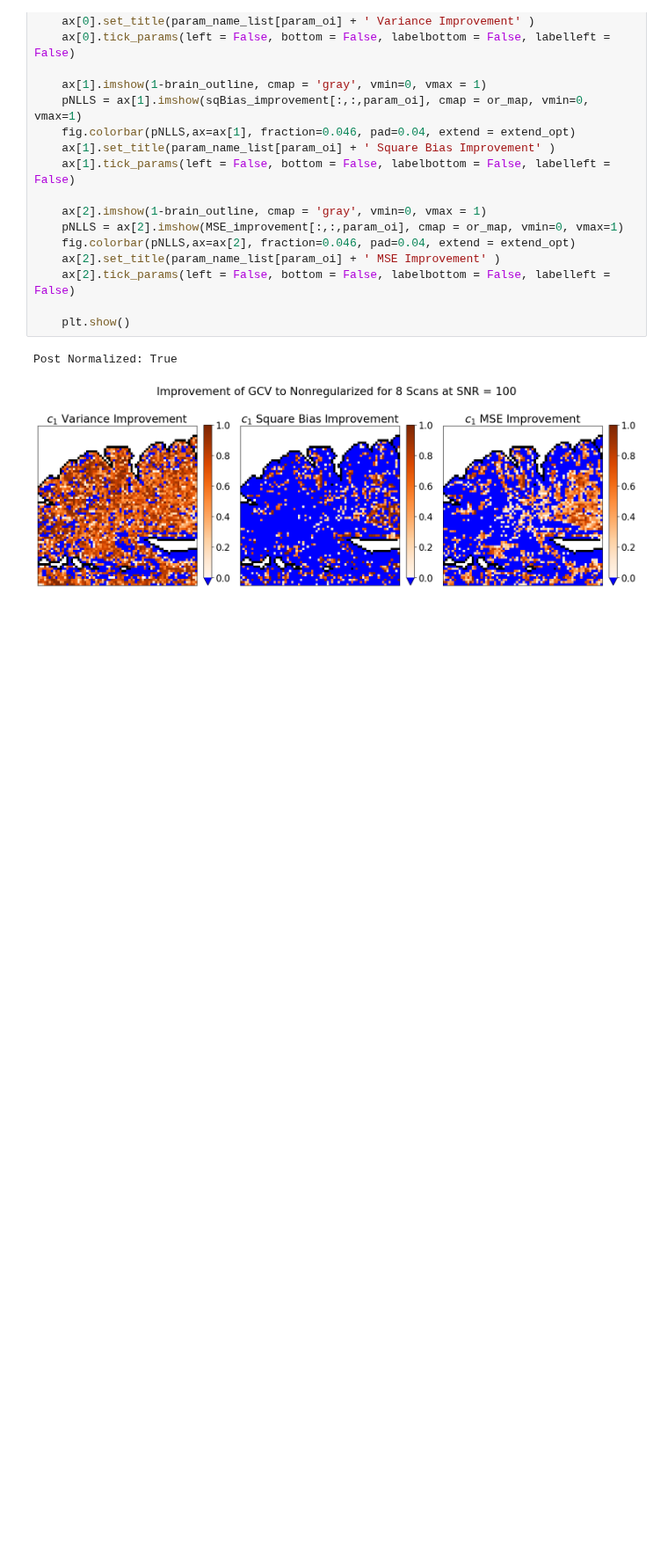
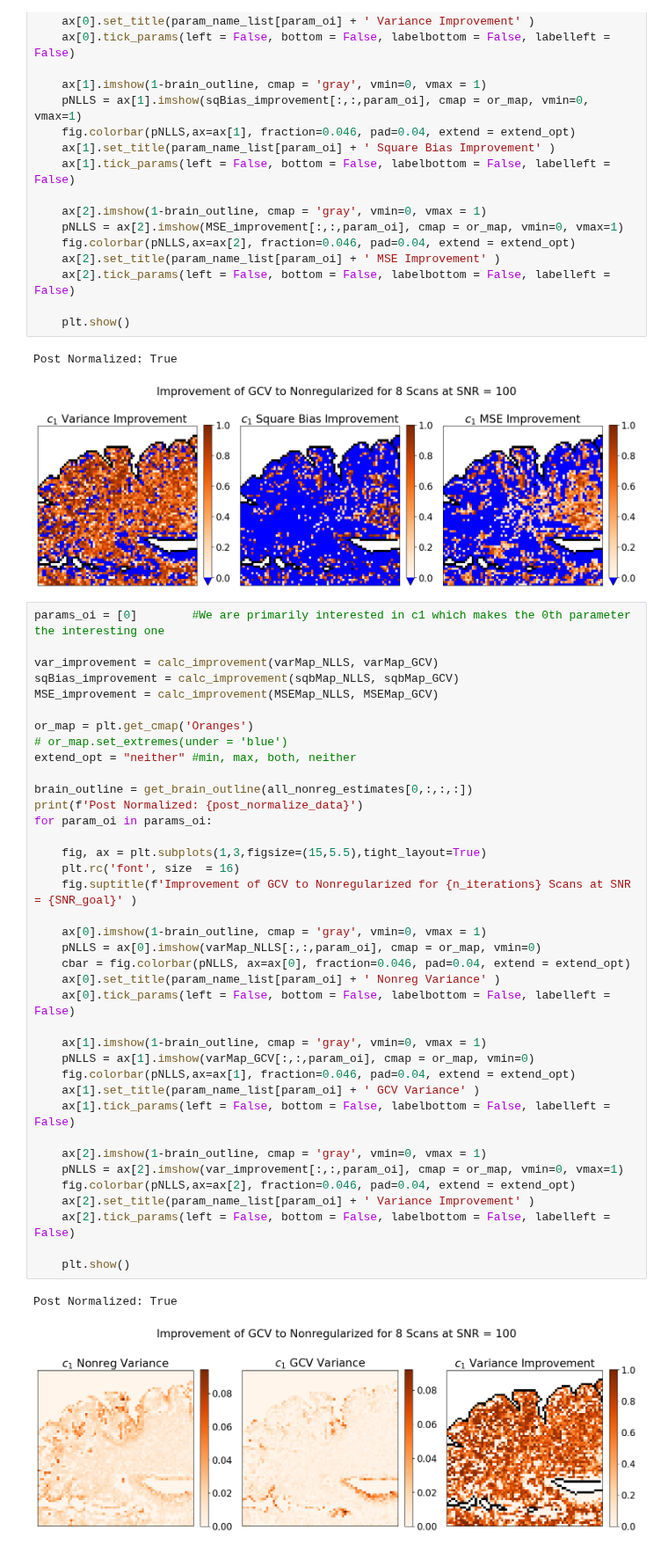
Before and after one commit to Griffin997/Regularization, a Jupyter notebook: EstimateP_ProcessExperiments.ipynb, the cells around one changed output. Shown at 88% size. Saved outputs shown, nothing was run; the diff lists cells and outputs as text; blank space fills up the shorter version.

```diff
--- a/EstimateP_ProcessExperiments.ipynb
+++ b/EstimateP_ProcessExperiments.ipynb
@@ -729,6 +729,47 @@ for param_oi in params_oi:
 # %% [output]
 Post Normalized: True
 [figure]
+# %%
+params_oi = [0]        #We are primarily interested in c1 which makes the 0th parameter the interesting one
+
+var_improvement = calc_improvement(varMap_NLLS, varMap_GCV)
+sqBias_improvement = calc_improvement(sqbMap_NLLS, sqbMap_GCV)
+MSE_improvement = calc_improvement(MSEMap_NLLS, MSEMap_GCV)
+
+or_map = plt.get_cmap('Oranges')
+# or_map.set_extremes(under = 'blue')
+extend_opt = "neither" #min, max, both, neither
+
+brain_outline = get_brain_outline(all_nonreg_estimates[0,:,:,:])
+print(f'Post Normalized: {post_normalize_data}')
+for param_oi in params_oi:
+
+    fig, ax = plt.subplots(1,3,figsize=(15,5.5),tight_layout=True)
+    plt.rc('font', size  = 16)
+    fig.suptitle(f'Improvement of GCV to Nonregularized for {n_iterations} Scans at SNR = {SNR_goal}' )
+
+    ax[0].imshow(1-brain_outline, cmap = 'gray', vmin=0, vmax = 1)
+    pNLLS = ax[0].imshow(varMap_NLLS[:,:,param_oi], cmap = or_map, vmin=0)
+    cbar = fig.colorbar(pNLLS, ax=ax[0], fraction=0.046, pad=0.04, extend = extend_opt)
+    ax[0].set_title(param_name_list[param_oi] + ' Nonreg Variance' )
+    ax[0].tick_params(left = False, bottom = False, labelbottom = False, labelleft = False)
+
+    ax[1].imshow(1-brain_outline, cmap = 'gray', vmin=0, vmax = 1)
+    pNLLS = ax[1].imshow(varMap_GCV[:,:,param_oi], cmap = or_map, vmin=0)
+    fig.colorbar(pNLLS,ax=ax[1], fraction=0.046, pad=0.04, extend = extend_opt)
+    ax[1].set_title(param_name_list[param_oi] + ' GCV Variance' )
+    ax[1].tick_params(left = False, bottom = False, labelbottom = False, labelleft = False)
+
+    ax[2].imshow(1-brain_outline, cmap = 'gray', vmin=0, vmax = 1)
+    pNLLS = ax[2].imshow(var_improvement[:,:,param_oi], cmap = or_map, vmin=0, vmax=1)
+    fig.colorbar(pNLLS,ax=ax[2], fraction=0.046, pad=0.04, extend = extend_opt)
+    ax[2].set_title(param_name_list[param_oi] + ' Variance Improvement' )
+    ax[2].tick_params(left = False, bottom = False, labelbottom = False, labelleft = False)
+
+    plt.show()
+# %% [output]
+Post Normalized: True
+[figure, added]
 # %%
 params_oi = [0]        #We are primarily interested in c1 which makes the 0th parameter the interesting one
 
```
Also changed, not shown: parts of 3 cells of this notebook.
